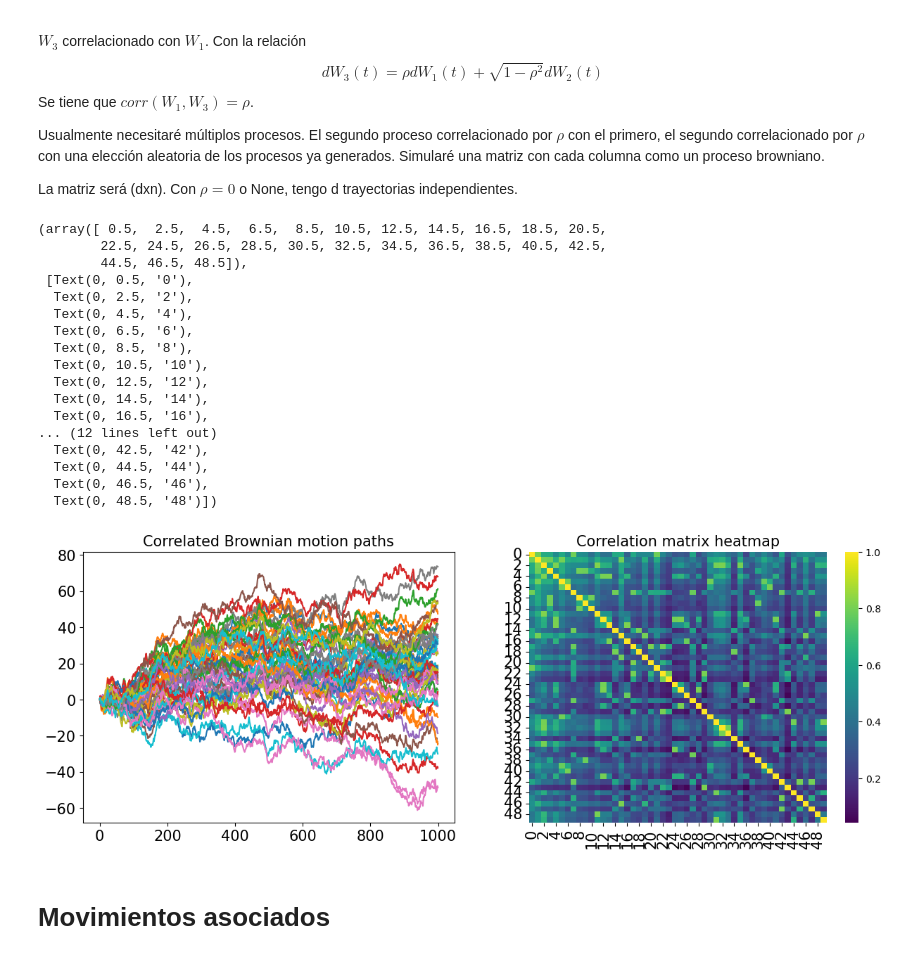
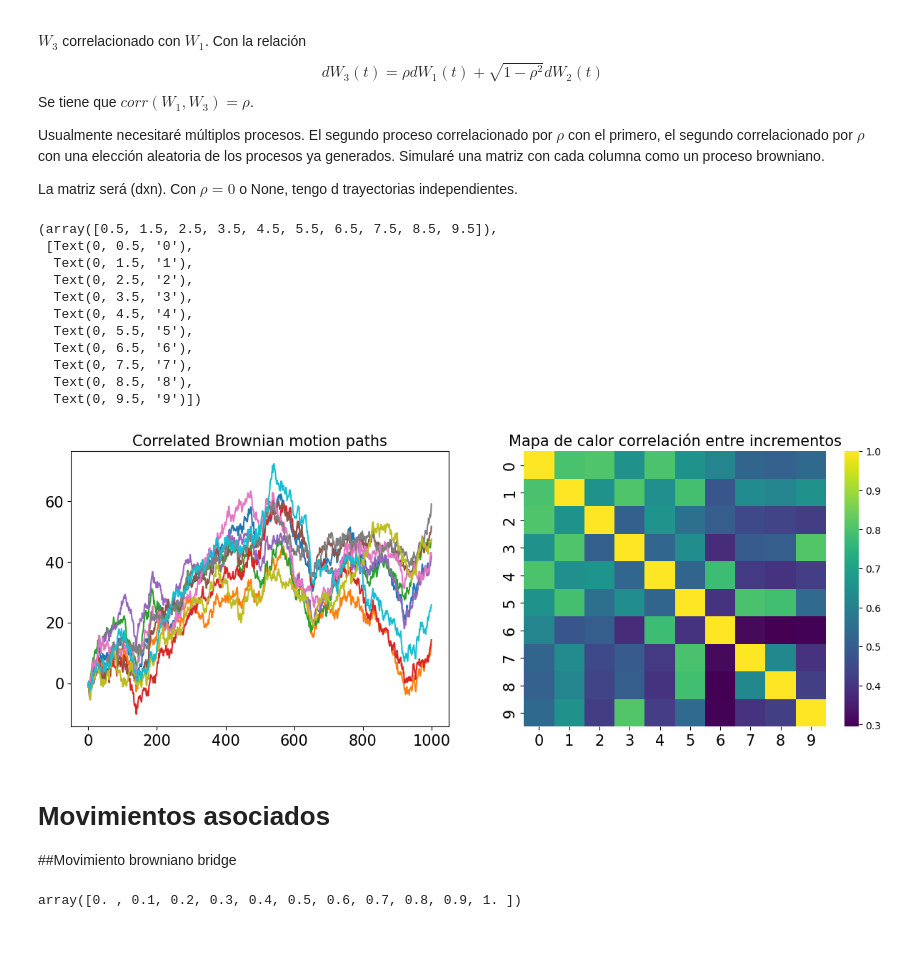
Before and after one commit to msanchezr99/Talleres_estocasticos1, a Jupyter notebook: Procesos_estoc_continuos/Proc_cont.ipynb, the cells around one changed output. Saved outputs shown, nothing was run; the diff lists cells and outputs as text; code cells hidden in the pictures.

```diff
--- a/Procesos_estoc_continuos/Proc_cont.ipynb
+++ b/Procesos_estoc_continuos/Proc_cont.ipynb
@@ -78,47 +83,49 @@ Usualmente necesitaré múltiplos procesos. El segundo proceso correlacionado po
 La matriz será (dxn). Con $\rho=0$ o None, tengo d trayectorias independientes.
 # %%
 T = 1_000
-n_procs = 50
+n_procs = 10
 rho = 0.8
 
-corr_dBs = bm.get_dB_matrix(T, n_procs, Ts=1,rho=rho)
-
+corr_Bs = bm.get_B_matrix(T, n_procs,rho=rho)
+corr_dBs=bm.dif_B(corr_Bs)
 #Plot
 fig = plt.figure(figsize=(15, 5))
 
 # paths
 title = "Correlated Brownian motion paths"
 plt.subplot(1, 2, 1)
-plt.plot(bm.get_B_matrix(corr_dBs).T)
+plt.plot(corr_Bs.T)
 plt.gca().set_title(title, fontsize=15)
 plt.xticks(fontsize=15)
 plt.yticks(fontsize=15)
 
 # correlation
-title = "Correlation matrix heatmap"
+title = "Mapa de calor correlación entre incrementos"
 plt.subplot(1, 2, 2)
+# sns.heatmap(np.corrcoef(corr_Bs, rowvar=True), cmap="viridis") #Si lo hago con la matriz de las trayectorias no sería más preciso? Bsuco las correlaciones entre los W_t
 sns.heatmap(np.corrcoef(corr_dBs, rowvar=True), cmap="viridis")
 plt.gca().set_title(title, fontsize=15)
 plt.xticks(fontsize=15)
 plt.yticks(fontsize=15)
+# title = "Mapa de calor correlación entre trayectorias"
+# plt.subplot(1, 2, 2)
+# sns.heatmap(np.corrcoef(corr_Bs, rowvar=True), cmap="viridis") #Si lo hago con la matriz de las trayectorias no sería más preciso? Bsuco las correlaciones entre los W_t
+# plt.gca().set_title(title, fontsize=15)
+# plt.xticks(fontsize=15)
+# plt.yticks(fontsize=15)
 # %% [output]
-(array([ 0.5,  2.5,  4.5,  6.5,  8.5, 10.5, 12.5, 14.5, 16.5, 18.5, 20.5,
-        22.5, 24.5, 26.5, 28.5, 30.5, 32.5, 34.5, 36.5, 38.5, 40.5, 42.5,
-        44.5, 46.5, 48.5]),
+(array([0.5, 1.5, 2.5, 3.5, 4.5, 5.5, 6.5, 7.5, 8.5, 9.5]),
  [Text(0, 0.5, '0'),
+  Text(0, 1.5, '1'),
   Text(0, 2.5, '2'),
+  Text(0, 3.5, '3'),
   Text(0, 4.5, '4'),
+  Text(0, 5.5, '5'),
   Text(0, 6.5, '6'),
+  Text(0, 7.5, '7'),
   Text(0, 8.5, '8'),
-  Text(0, 10.5, '10'),
-  Text(0, 12.5, '12'),
-  Text(0, 14.5, '14'),
-  Text(0, 16.5, '16'),
-... (12 lines left out)
-  Text(0, 42.5, '42'),
-  Text(0, 44.5, '44'),
-  Text(0, 46.5, '46'),
-  Text(0, 48.5, '48')])
+  Text(0, 9.5, '9')])
-[figure, old version]
+[figure, new version]
 # %% [markdown]
 # Movimientos asociados
+##Movimiento browniano bridge
@@ -124,0 +144,6 @@ plt.yticks(fontsize=15)
+# %%
+np.array([[1,3,5,7],
+          [1,2,4,6],
+          [1,9,11,13]])
+# %% [output]
+array([0. , 0.1, 0.2, 0.3, 0.4, 0.5, 0.6, 0.7, 0.8, 0.9, 1. ])
```
Also changed, not shown: parts of 2 cells of this notebook, 2 other files.
